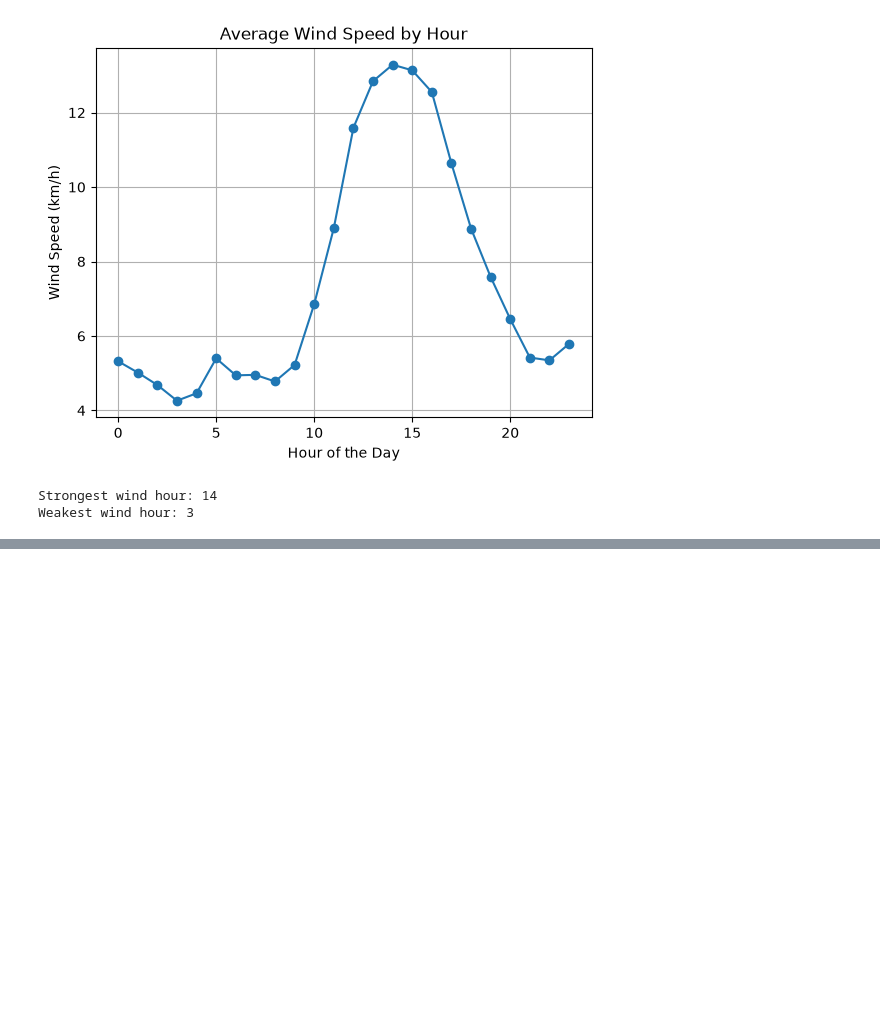
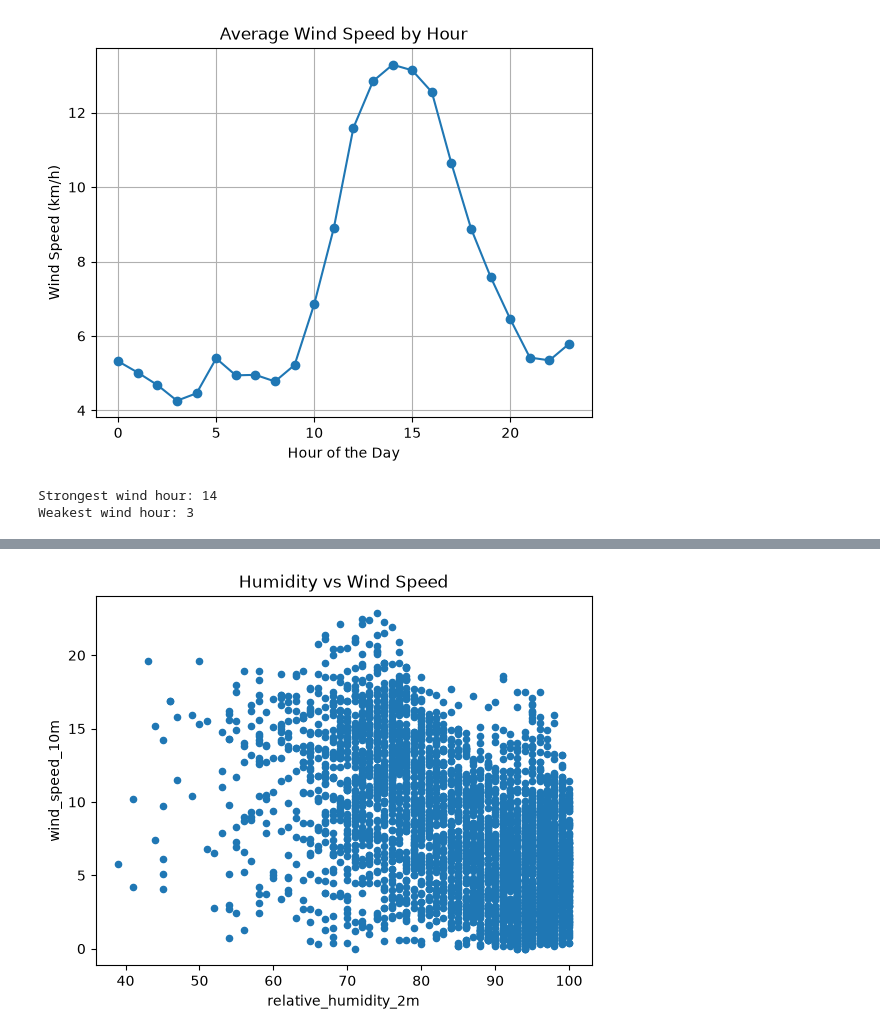
Before and after one commit to fida-fei/breezy, a Jupyter notebook: notebooks/01_wind_data_exploration.ipynb, the cells around one changed output, grey strips where cells are left out. Drawn from its saved outputs; the diff is of its cells as text; code cells hidden in the pictures; blank space fills up the shorter version.

```diff
--- a/notebooks/01_wind_data_exploration.ipynb
+++ b/notebooks/01_wind_data_exploration.ipynb
@@ -93,0 +123,11 @@ Weakest wind hour: 3
+# %%
+df.plot(
+    kind="scatter",
+    x="relative_humidity_2m",
+    y="wind_speed_10m",
+    title="Humidity vs Wind Speed"
+)
+
+plt.show()
+# %% [output]
+[figure, added]
```
Also changed, not shown: parts of 29 cells of this notebook.
